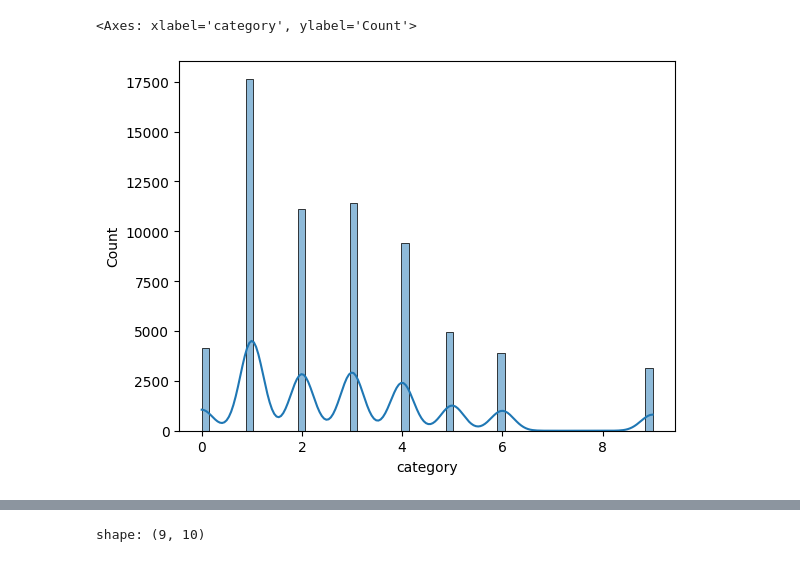
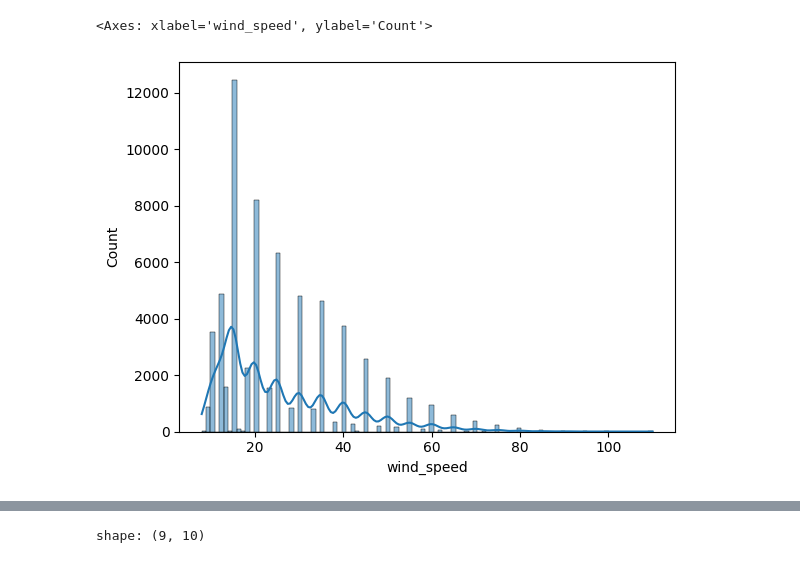
Before and after one commit to HQU-gxy/hurricane_stuff, a Jupyter notebook: LSTM.ipynb, the cells around one changed output, grey strips where cells are left out. Saved outputs shown, nothing was run; the diff lists cells and outputs as text; code cells hidden in the pictures.

```diff
--- a/LSTM.ipynb
+++ b/LSTM.ipynb
@@ -244,10 +242,10 @@ shape: (9, 10)
 # %%
 import seaborn as sns
 
-sns.histplot(df_filtered.to_pandas(), x="category", kde=True)
+sns.histplot(df_filtered.to_pandas(), x="wind_speed", kde=True)
 # %% [output]
-<Axes: xlabel='category', ylabel='Count'>
+<Axes: xlabel='wind_speed', ylabel='Count'>
-[figure, old version]
+[figure, new version]
 # %%
 import torch
 
```
Also changed, not shown: parts of 18 cells of this notebook, 2 other files.
